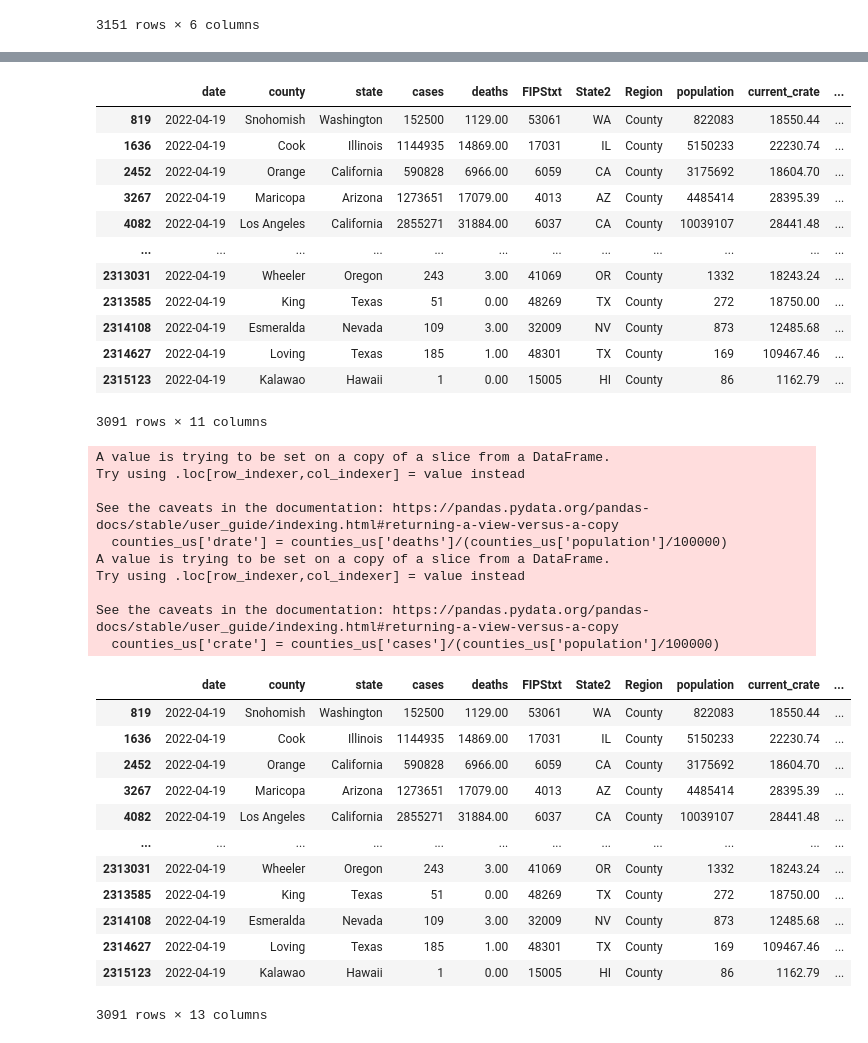
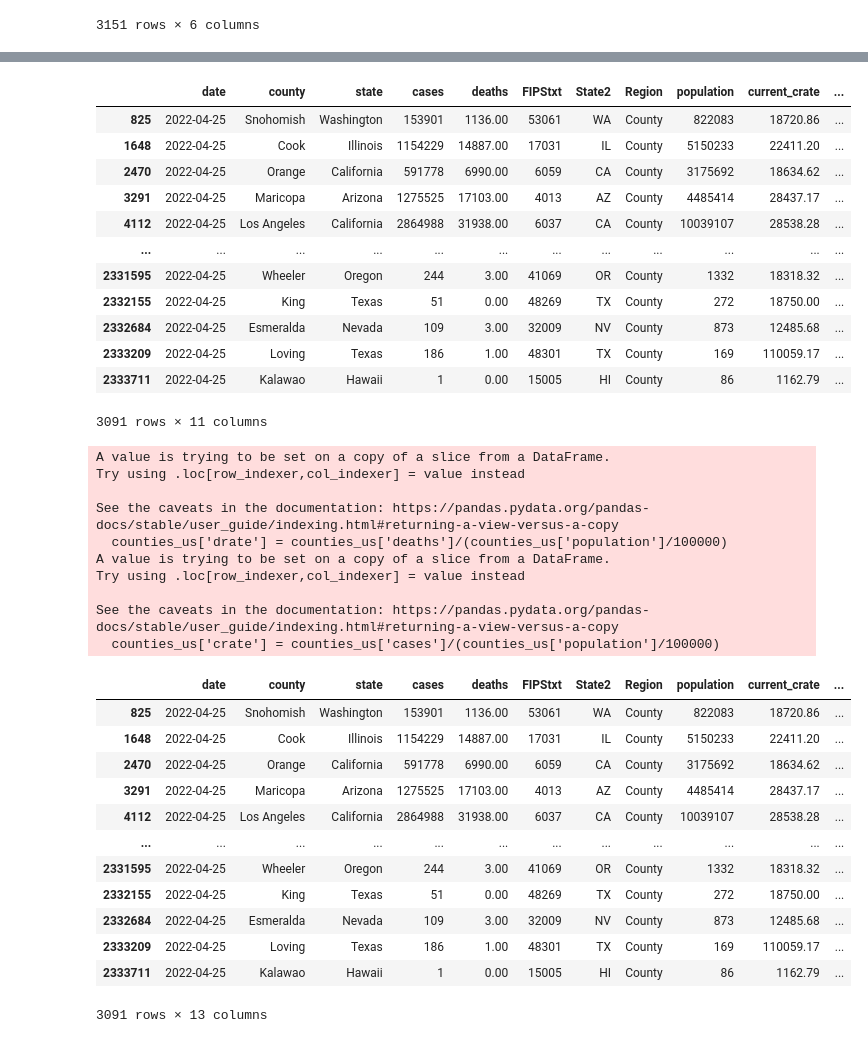
Before and after one commit to menlodoug/covid_crunching, a Jupyter notebook: pandas/COVID_USA.ipynb, the cells around one changed output, grey strips where cells are left out. Saved outputs shown, nothing was run; the diff lists cells and outputs as text; code cells hidden in the pictures.

```diff
--- a/pandas/COVID_USA.ipynb
+++ b/pandas/COVID_USA.ipynb
@@ -94,21 +94,21 @@ counties
 # %%
 # Isolate data from most current day.
 
-counties_us = counties[(counties['date'] == '2022-04-19') & (counties['Region'] == 'County')]
+counties_us = counties[(counties['date'] == '2022-04-25') & (counties['Region'] == 'County')]
 counties_us
 # %% [output]
 |  | date | county | state | cases | deaths | FIPStxt | State2 | Region | population | current_crate | ... |
-| 819 | 2022-04-19 | Snohomish | Washington | 152500 | 1129.00 | 53061 | WA | County | 822083 | 18550.44 | ... |
-| 1636 | 2022-04-19 | Cook | Illinois | 1144935 | 14869.00 | 17031 | IL | County | 5150233 | 22230.74 | ... |
-| 2452 | 2022-04-19 | Orange | California | 590828 | 6966.00 | 6059 | CA | County | 3175692 | 18604.70 | ... |
-| 3267 | 2022-04-19 | Maricopa | Arizona | 1273651 | 17079.00 | 4013 | AZ | County | 4485414 | 28395.39 | ... |
-| 4082 | 2022-04-19 | Los Angeles | California | 2855271 | 31884.00 | 6037 | CA | County | 10039107 | 28441.48 | ... |
+| 825 | 2022-04-25 | Snohomish | Washington | 153901 | 1136.00 | 53061 | WA | County | 822083 | 18720.86 | ... |
+| 1648 | 2022-04-25 | Cook | Illinois | 1154229 | 14887.00 | 17031 | IL | County | 5150233 | 22411.20 | ... |
+| 2470 | 2022-04-25 | Orange | California | 591778 | 6990.00 | 6059 | CA | County | 3175692 | 18634.62 | ... |
+| 3291 | 2022-04-25 | Maricopa | Arizona | 1275525 | 17103.00 | 4013 | AZ | County | 4485414 | 28437.17 | ... |
+| 4112 | 2022-04-25 | Los Angeles | California | 2864988 | 31938.00 | 6037 | CA | County | 10039107 | 28538.28 | ... |
 | ... | ... | ... | ... | ... | ... | ... | ... | ... | ... | ... | ... |
-| 2313031 | 2022-04-19 | Wheeler | Oregon | 243 | 3.00 | 41069 | OR | County | 1332 | 18243.24 | ... |
-| 2313585 | 2022-04-19 | King | Texas | 51 | 0.00 | 48269 | TX | County | 272 | 18750.00 | ... |
-| 2314108 | 2022-04-19 | Esmeralda | Nevada | 109 | 3.00 | 32009 | NV | County | 873 | 12485.68 | ... |
-| 2314627 | 2022-04-19 | Loving | Texas | 185 | 1.00 | 48301 | TX | County | 169 | 109467.46 | ... |
-| 2315123 | 2022-04-19 | Kalawao | Hawaii | 1 | 0.00 | 15005 | HI | County | 86 | 1162.79 | ... |
+| 2331595 | 2022-04-25 | Wheeler | Oregon | 244 | 3.00 | 41069 | OR | County | 1332 | 18318.32 | ... |
+| 2332155 | 2022-04-25 | King | Texas | 51 | 0.00 | 48269 | TX | County | 272 | 18750.00 | ... |
+| 2332684 | 2022-04-25 | Esmeralda | Nevada | 109 | 3.00 | 32009 | NV | County | 873 | 12485.68 | ... |
+| 2333209 | 2022-04-25 | Loving | Texas | 186 | 1.00 | 48301 | TX | County | 169 | 110059.17 | ... |
+| 2333711 | 2022-04-25 | Kalawao | Hawaii | 1 | 0.00 | 15005 | HI | County | 86 | 1162.79 | ... |
 3091 rows × 11 columns
 # %%
 # Create up to date rates so rankings can be performed using the latest data.
@@ -129,17 +129,17 @@ Try using .loc[row_indexer,col_indexer] = value instead
 See the caveats in the documentation: https://pandas.pydata.org/pandas-docs/stable/user_guide/indexing.html#returning-a-view-versus-a-copy
   counties_us['crate'] = counties_us['cases']/(counties_us['population']/100000)
 |  | date | county | state | cases | deaths | FIPStxt | State2 | Region | population | current_crate | ... |
-| 819 | 2022-04-19 | Snohomish | Washington | 152500 | 1129.00 | 53061 | WA | County | 822083 | 18550.44 | ... |
-| 1636 | 2022-04-19 | Cook | Illinois | 1144935 | 14869.00 | 17031 | IL | County | 5150233 | 22230.74 | ... |
-| 2452 | 2022-04-19 | Orange | California | 590828 | 6966.00 | 6059 | CA | County | 3175692 | 18604.70 | ... |
-| 3267 | 2022-04-19 | Maricopa | Arizona | 1273651 | 17079.00 | 4013 | AZ | County | 4485414 | 28395.39 | ... |
-| 4082 | 2022-04-19 | Los Angeles | California | 2855271 | 31884.00 | 6037 | CA | County | 10039107 | 28441.48 | ... |
+| 825 | 2022-04-25 | Snohomish | Washington | 153901 | 1136.00 | 53061 | WA | County | 822083 | 18720.86 | ... |
+| 1648 | 2022-04-25 | Cook | Illinois | 1154229 | 14887.00 | 17031 | IL | County | 5150233 | 22411.20 | ... |
+| 2470 | 2022-04-25 | Orange | California | 591778 | 6990.00 | 6059 | CA | County | 3175692 | 18634.62 | ... |
+| 3291 | 2022-04-25 | Maricopa | Arizona | 1275525 | 17103.00 | 4013 | AZ | County | 4485414 | 28437.17 | ... |
+| 4112 | 2022-04-25 | Los Angeles | California | 2864988 | 31938.00 | 6037 | CA | County | 10039107 | 28538.28 | ... |
 | ... | ... | ... | ... | ... | ... | ... | ... | ... | ... | ... | ... |
-| 2313031 | 2022-04-19 | Wheeler | Oregon | 243 | 3.00 | 41069 | OR | County | 1332 | 18243.24 | ... |
-| 2313585 | 2022-04-19 | King | Texas | 51 | 0.00 | 48269 | TX | County | 272 | 18750.00 | ... |
-| 2314108 | 2022-04-19 | Esmeralda | Nevada | 109 | 3.00 | 32009 | NV | County | 873 | 12485.68 | ... |
-| 2314627 | 2022-04-19 | Loving | Texas | 185 | 1.00 | 48301 | TX | County | 169 | 109467.46 | ... |
-| 2315123 | 2022-04-19 | Kalawao | Hawaii | 1 | 0.00 | 15005 | HI | County | 86 | 1162.79 | ... |
+| 2331595 | 2022-04-25 | Wheeler | Oregon | 244 | 3.00 | 41069 | OR | County | 1332 | 18318.32 | ... |
+| 2332155 | 2022-04-25 | King | Texas | 51 | 0.00 | 48269 | TX | County | 272 | 18750.00 | ... |
+| 2332684 | 2022-04-25 | Esmeralda | Nevada | 109 | 3.00 | 32009 | NV | County | 873 | 12485.68 | ... |
+| 2333209 | 2022-04-25 | Loving | Texas | 186 | 1.00 | 48301 | TX | County | 169 | 110059.17 | ... |
+| 2333711 | 2022-04-25 | Kalawao | Hawaii | 1 | 0.00 | 15005 | HI | County | 86 | 1162.79 | ... |
 3091 rows × 13 columns
 # %%
 # Create ranking of infection rates by county for each state
```
Also changed, not shown: parts of 13 cells of this notebook, 36 other files.
